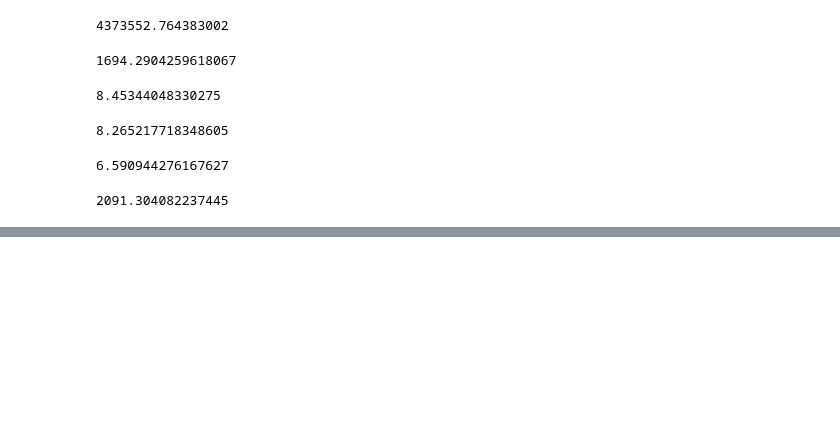
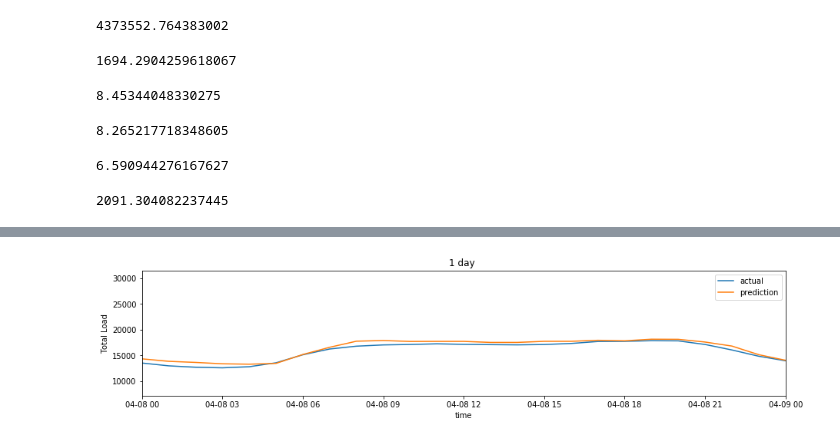
Before and after one commit to dmart49/nyiso_project, a Jupyter notebook: xgboost.ipynb, the cells around one changed output, grey strips where cells are left out. Cells and saved outputs as stored; diff of their text form; code cells hidden in the pictures; blank space fills up the shorter version.

```diff
--- a/xgboost.ipynb
+++ b/xgboost.ipynb
@@ -502,0 +521,13 @@ y_test.shape
+# %%
+plt.figure(figsize=(15,3))
+plt.xlabel('time')
+plt.ylabel('Total Load')
+plt.title("1 day ")
+plt.plot(X_test.index, y_test, '-', label='actual')
+plt.plot(X_test.index, y_pred, '-', label='prediction')
+plt.legend()
+plt.xlim(left='04-08-2019', right='04-09-2019')
+plt.show()
+# plot_(X_test, y_test, '06-23-2019', y_test.index[48], "1 day ")
+# %% [output]
+[figure, added]
```
Also changed, not shown: parts of 26 cells of this notebook.
